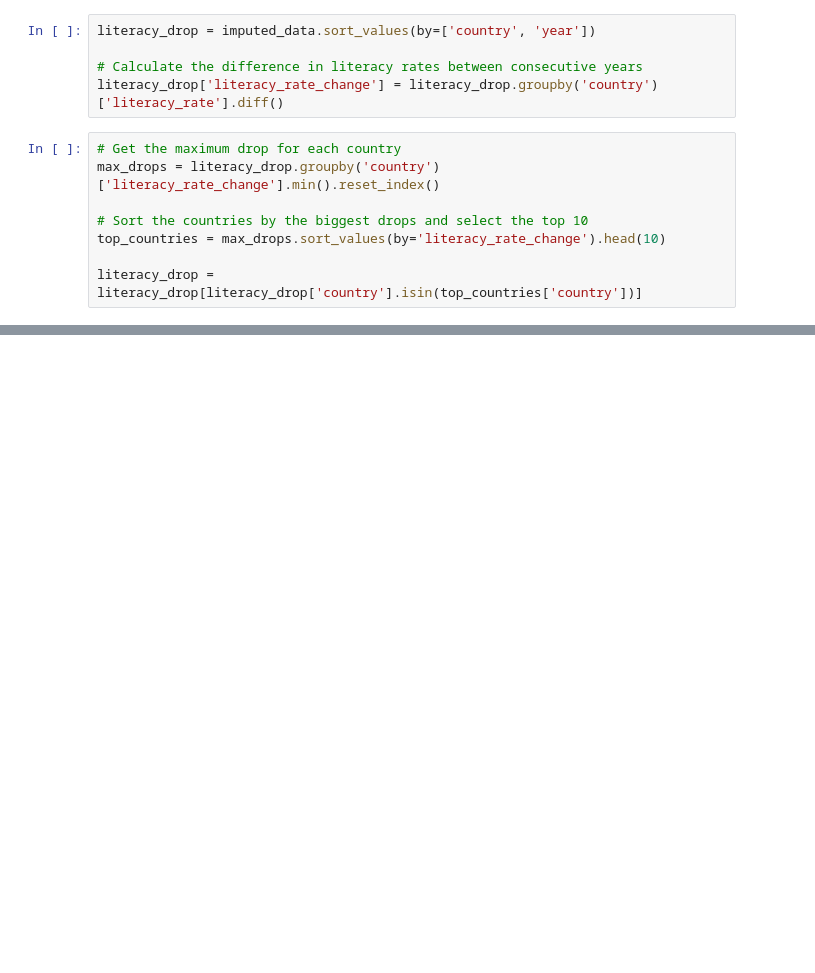
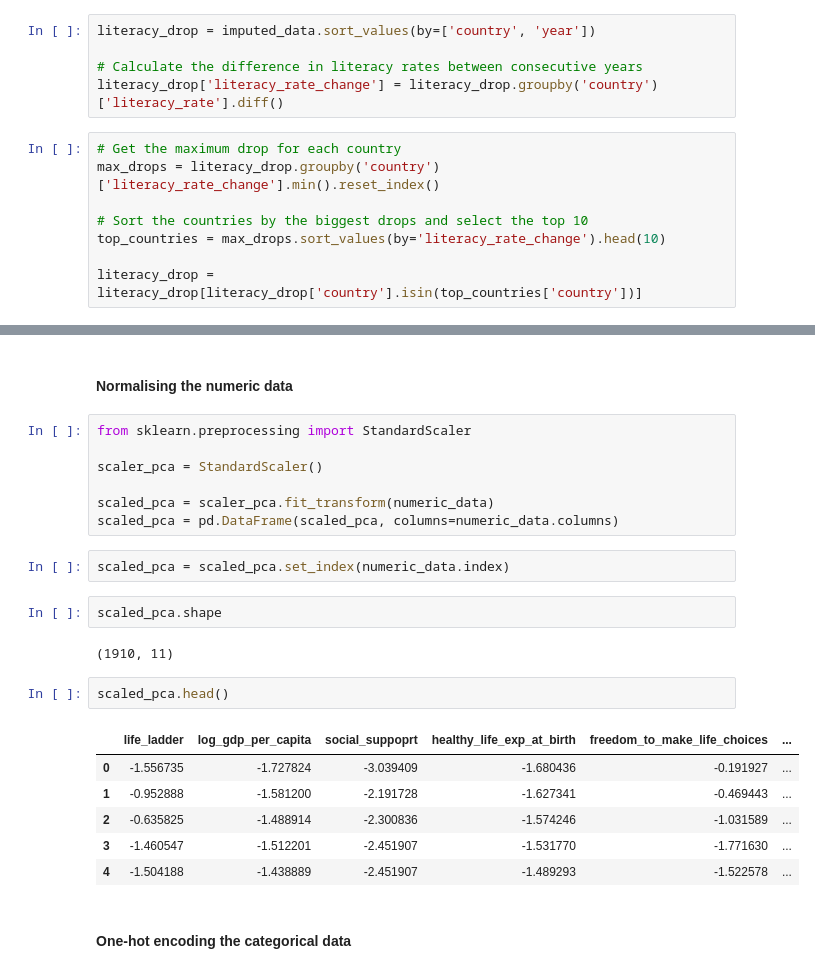
Before and after one commit to khtamkivi/DDS_project_2023, a Jupyter notebook: Data_Preparation_Karl.ipynb, the cells around one changed output, grey strips where cells are left out. Cells and saved outputs as stored; diff of their text form; blank space fills up the shorter version.

```diff
--- a/Data_Preparation_Karl.ipynb
+++ b/Data_Preparation_Karl.ipynb
@@ -500,0 +571,26 @@ Should we remove literacy rate altogether?
+# %% [markdown]
+#### Normalising the numeric data
+# %%
+from sklearn.preprocessing import StandardScaler
+
+scaler_pca = StandardScaler()
+
+scaled_pca = scaler_pca.fit_transform(numeric_data)
+scaled_pca = pd.DataFrame(scaled_pca, columns=numeric_data.columns)
+# %%
+scaled_pca = scaled_pca.set_index(numeric_data.index)
+# %%
+scaled_pca.shape
+# %% [output]
+(1910, 11)
+# %%
+scaled_pca.head()
+# %% [output]
+|  | life_ladder | log_gdp_per_capita | social_suppoprt | healthy_life_exp_at_birth | freedom_to_make_life_choices | ... |
+| 0 | -1.556735 | -1.727824 | -3.039409 | -1.680436 | -0.191927 | ... |
+| 1 | -0.952888 | -1.581200 | -2.191728 | -1.627341 | -0.469443 | ... |
+| 2 | -0.635825 | -1.488914 | -2.300836 | -1.574246 | -1.031589 | ... |
+| 3 | -1.460547 | -1.512201 | -2.451907 | -1.531770 | -1.771630 | ... |
+| 4 | -1.504188 | -1.438889 | -2.451907 | -1.489293 | -1.522578 | ... |
+# %% [markdown]
+#### One-hot encoding the categorical data
```
Also changed, not shown: parts of 49 cells of this notebook, 12 other files.
